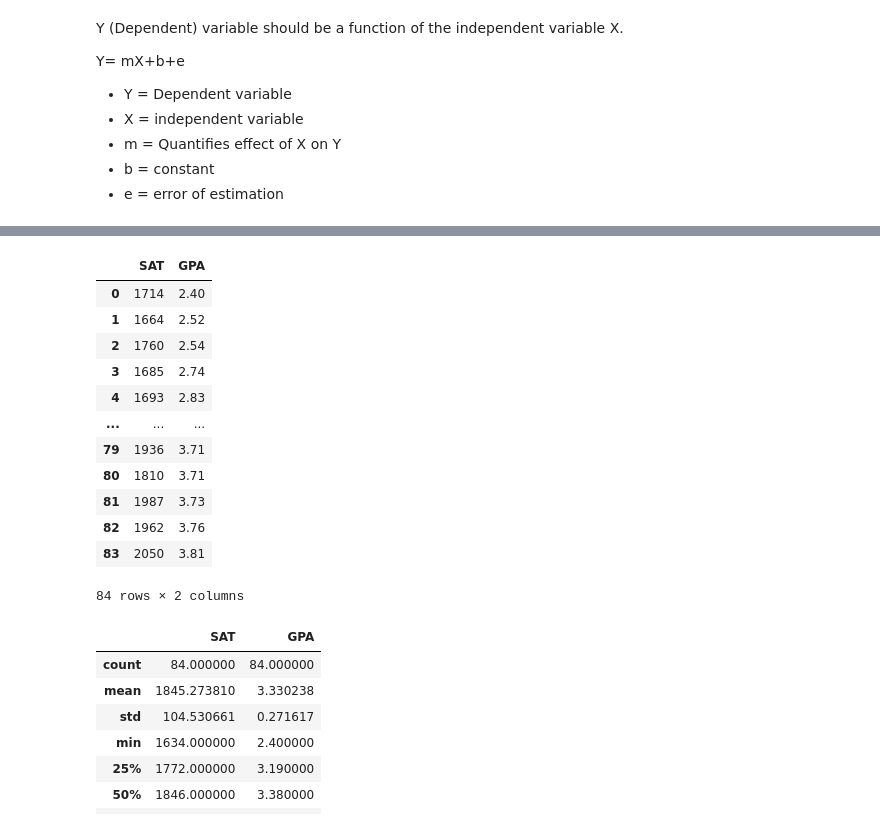
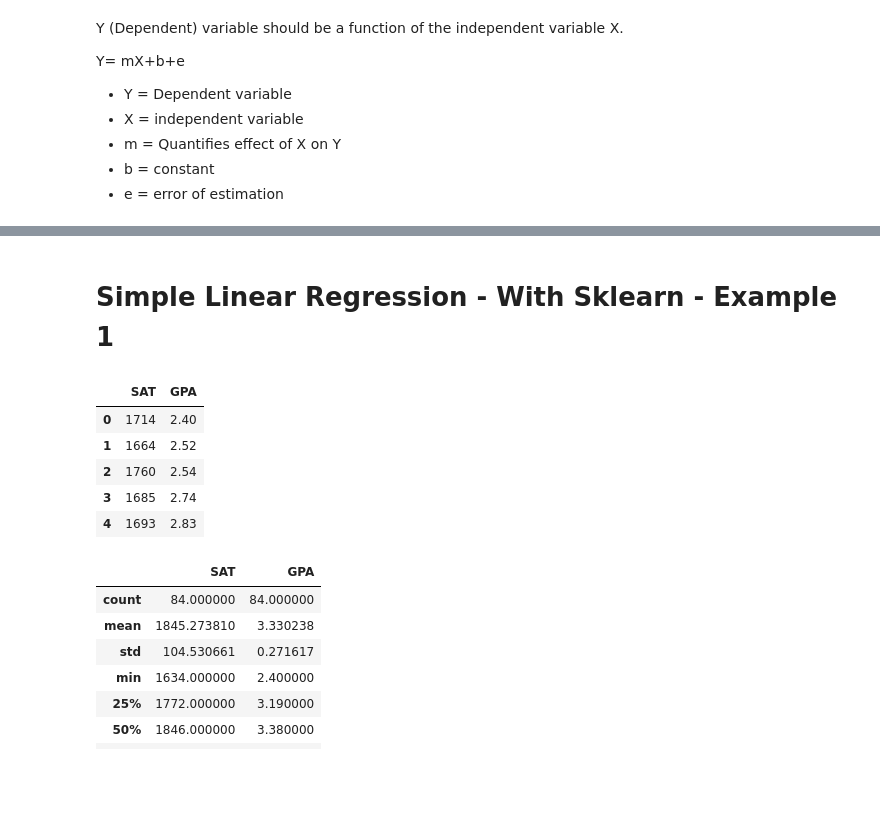
Before and after one commit to R7patel/Notes, a Jupyter notebook: 3_Regression.ipynb, the cells around one changed output, grey strips where cells are left out. Drawn from its saved outputs; the diff is of its cells as text; code cells hidden in the pictures; blank space fills up the shorter version.

```diff
--- a/3_Regression.ipynb
+++ b/3_Regression.ipynb
@@ -41,30 +63,25 @@ Y= mX+b+e
+# %% [markdown]
+# Simple Linear Regression - With Sklearn - Example 1
 # %%
 ## Import the relevant librariesimport numpy as np # Help work with Multi-Dimensional data
-import numpy as np
-import pandas as pd
+
+import statsmodels.api as sm
+
+# We can override the default matplotlib styles with those of Seaborn
 import matplotlib.pyplot as plt
-import statsmodels.api as sm
-# We can override the default matplotlib styles with those of Seaborn
-#import seaborn as sns
-#sns.set()
+import seaborn as sns
+sns.set()
 
 ## Load the data
 data = pd.read_csv('./resources/ML 101 with Scikit-learn and StatsModels/1.01. Simple linear regression.csv')
-data
+data.head()
 # %% [output]
 |  | SAT | GPA |
 | 0 | 1714 | 2.40 |
 | 1 | 1664 | 2.52 |
 | 2 | 1760 | 2.54 |
 | 3 | 1685 | 2.74 |
 | 4 | 1693 | 2.83 |
-| ... | ... | ... |
-| 79 | 1936 | 3.71 |
-| 80 | 1810 | 3.71 |
-| 81 | 1987 | 3.73 |
-| 82 | 1962 | 3.76 |
-| 83 | 2050 | 3.81 |
-84 rows × 2 columns
 # %%
 # This method gives us very nice descriptive statistics. We don't need this as of now, but will later on!
 data.describe()
```
Also changed, not shown: parts of 32 cells of this notebook, 5 other files.
